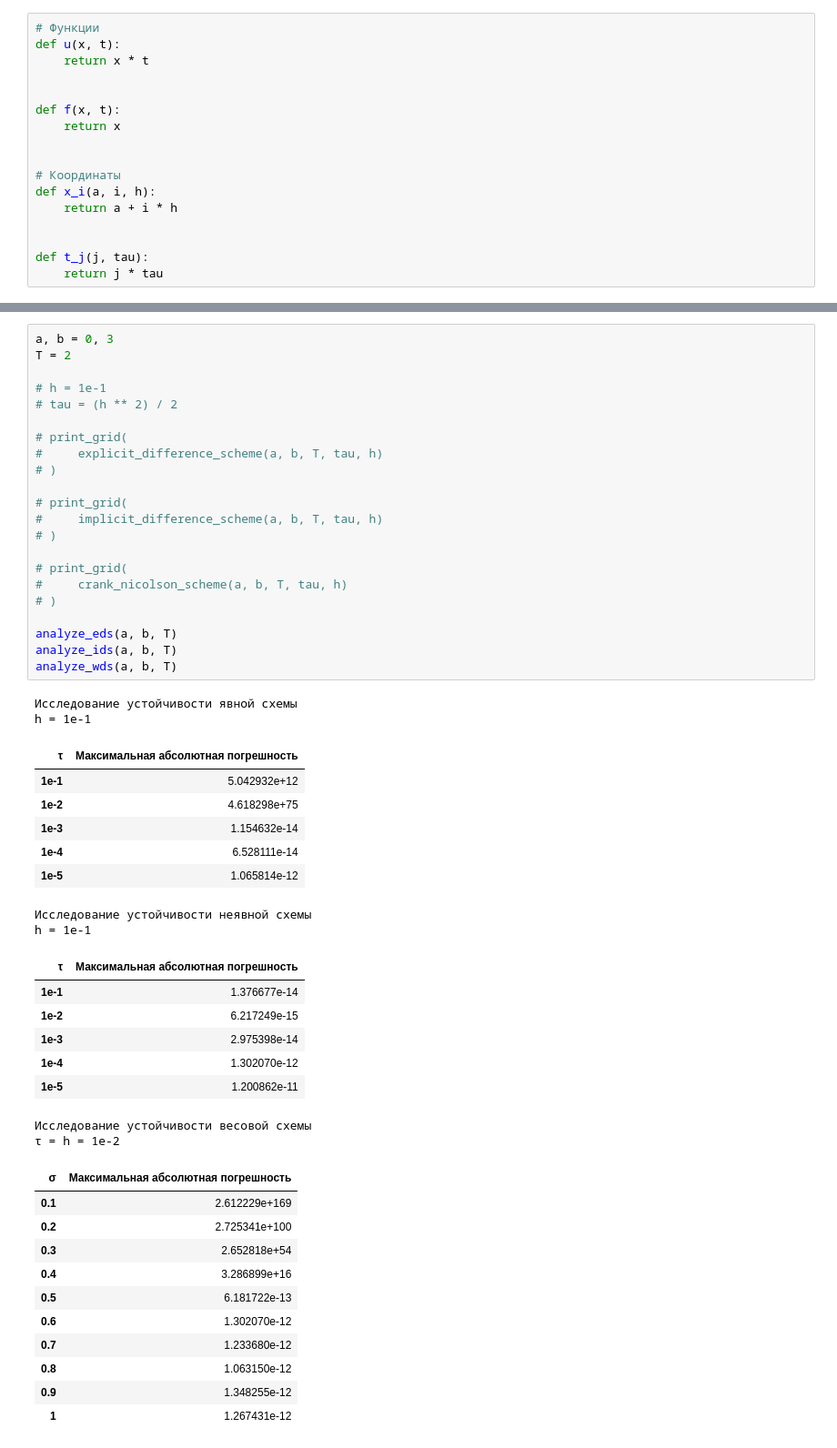
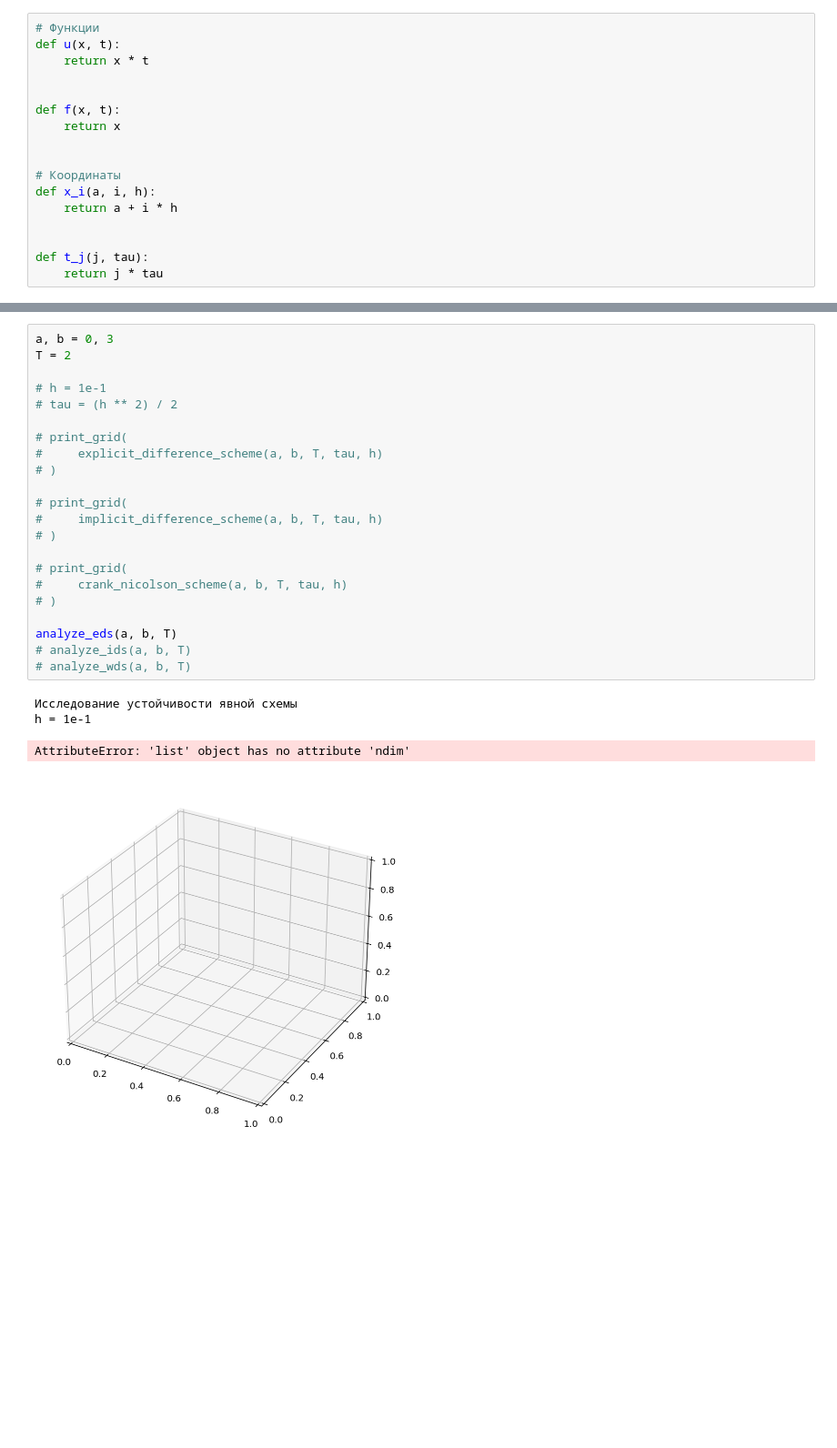
Before and after one commit to MeShootIn/computational-mathematics, a Jupyter notebook: lab_1/3.ipynb, the cells around one changed output, grey strips where cells are left out. Shown at 91% size. Saved outputs shown, nothing was run; the diff lists cells and outputs as text; blank space fills up the shorter version.

```diff
--- a/lab_1/3.ipynb
+++ b/lab_1/3.ipynb
@@ -239,52 +240,27 @@ def analyze_wds(a, b, T):
 # %%
 a, b = 0, 3
 T = 2
 
 # h = 1e-1
 # tau = (h ** 2) / 2
 
 # print_grid(
 #     explicit_difference_scheme(a, b, T, tau, h)
 # )
 
 # print_grid(
 #     implicit_difference_scheme(a, b, T, tau, h)
 # )
 
 # print_grid(
 #     crank_nicolson_scheme(a, b, T, tau, h)
 # )
 
 analyze_eds(a, b, T)
-analyze_ids(a, b, T)
-analyze_wds(a, b, T)
+# analyze_ids(a, b, T)
+# analyze_wds(a, b, T)
 # %% [output]
 Исследование устойчивости явной схемы
 h = 1e-1
-| τ | Максимальная абсолютная погрешность |
-| 1e-1 | 5.042932e+12 |
-| 1e-2 | 4.618298e+75 |
-| 1e-3 | 1.154632e-14 |
-| 1e-4 | 6.528111e-14 |
-| 1e-5 | 1.065814e-12 |
-Исследование устойчивости неявной схемы
-h = 1e-1
+AttributeError: 'list' object has no attribute 'ndim'
-| τ | Максимальная абсолютная погрешность |
-| 1e-1 | 1.376677e-14 |
-| 1e-2 | 6.217249e-15 |
-| 1e-3 | 2.975398e-14 |
-| 1e-4 | 1.302070e-12 |
-| 1e-5 | 1.200862e-11 |
-Исследование устойчивости весовой схемы
-τ = h = 1e-2
-| σ | Максимальная абсолютная погрешность |
-| 0.1 | 2.612229e+169 |
-| 0.2 | 2.725341e+100 |
-| 0.3 | 2.652818e+54 |
-| 0.4 | 3.286899e+16 |
-| 0.5 | 6.181722e-13 |
-| 0.6 | 1.302070e-12 |
-| 0.7 | 1.233680e-12 |
-| 0.8 | 1.063150e-12 |
-| 0.9 | 1.348255e-12 |
-| 1 | 1.267431e-12 |
+[figure, added]
```
Also changed, not shown: parts of 1 cell of this notebook, 1 other file.
